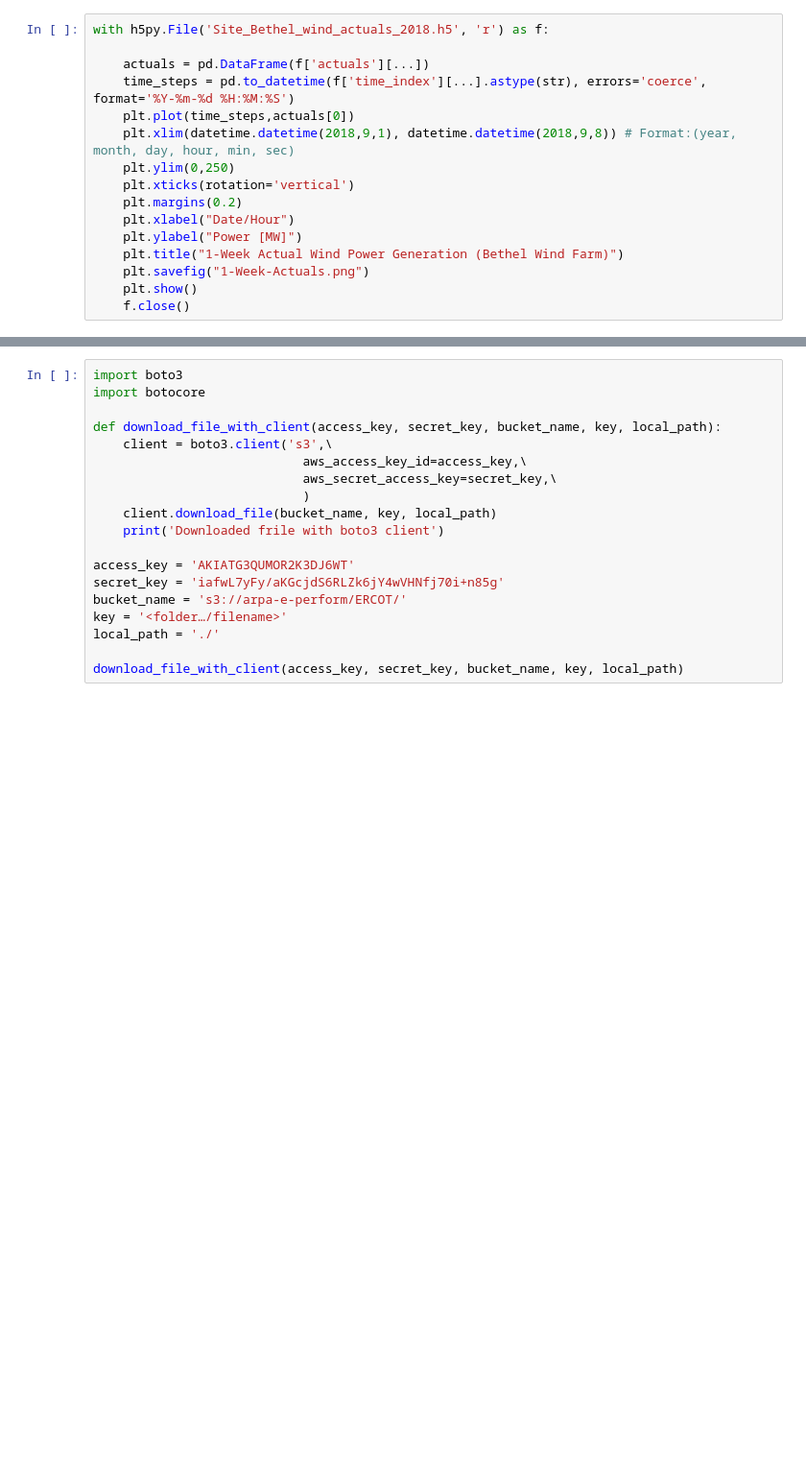
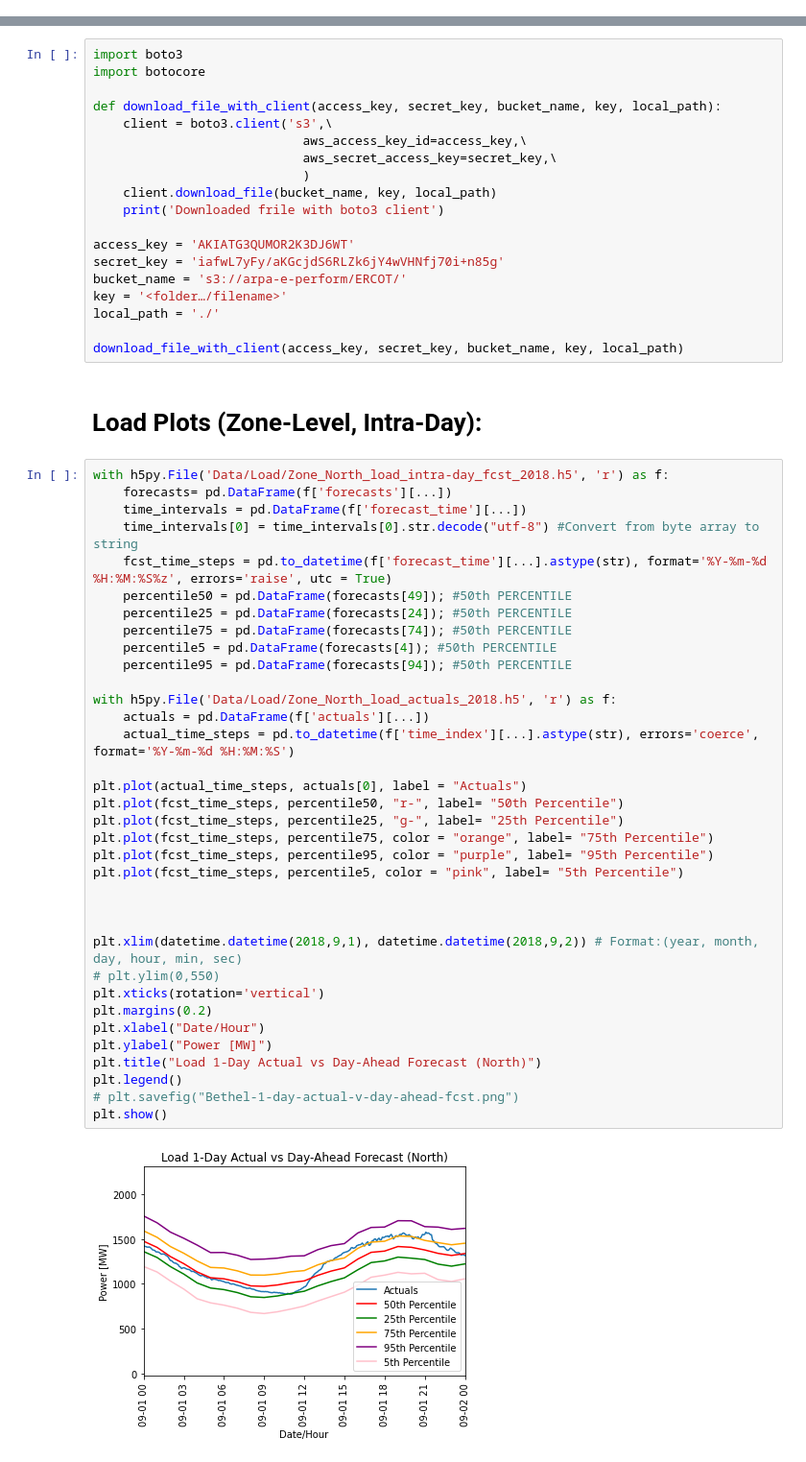
Before and after one commit to alberlin232/ML-Energy-Capstone, a Jupyter notebook: ERCOT-Plots/Plots.ipynb, the cells around one changed output, grey strips where cells are left out. Shown at 96% size. Saved outputs shown, nothing was run; the diff lists cells and outputs as text; blank space fills up the shorter version.

Commit message:
Added automated load graphing and more wind data

```diff
--- a/ERCOT-Plots/Plots.ipynb
+++ b/ERCOT-Plots/Plots.ipynb
@@ -63,16 +43,0 @@ with h5py.File('BA_wind_intra-hour_fcst_2018.h5', 'r') as f:
-# %%
-with h5py.File('Site_Bethel_wind_actuals_2018.h5', 'r') as f:
-
-    actuals = pd.DataFrame(f['actuals'][...])
-    time_steps = pd.to_datetime(f['time_index'][...].astype(str), errors='coerce', format='%Y-%m-%d %H:%M:%S')
-    plt.plot(time_steps,actuals[0])
-    plt.xlim(datetime.datetime(2018,9,1), datetime.datetime(2018,9,8)) # Format:(year, month, day, hour, min, sec)
-    plt.ylim(0,250)
-    plt.xticks(rotation='vertical')
-    plt.margins(0.2)
-    plt.xlabel("Date/Hour")
-    plt.ylabel("Power [MW]")
-    plt.title("1-Week Actual Wind Power Generation (Bethel Wind Farm)")
-    plt.savefig("1-Week-Actuals.png")
-    plt.show()
-    f.close()
@@ -336,3 +302,42 @@ key = '<folder…/filename>'
 local_path = './'
 
 download_file_with_client(access_key, secret_key, bucket_name, key, local_path)
+# %% [markdown]
+# Load Plots (Zone-Level, Intra-Day):
+# %%
+with h5py.File('Data/Load/Zone_North_load_intra-day_fcst_2018.h5', 'r') as f:
+    forecasts= pd.DataFrame(f['forecasts'][...])
+    time_intervals = pd.DataFrame(f['forecast_time'][...])
+    time_intervals[0] = time_intervals[0].str.decode("utf-8") #Convert from byte array to string
+    fcst_time_steps = pd.to_datetime(f['forecast_time'][...].astype(str), format='%Y-%m-%d %H:%M:%S%z', errors='raise', utc = True)
+    percentile50 = pd.DataFrame(forecasts[49]); #50th PERCENTILE
+    percentile25 = pd.DataFrame(forecasts[24]); #50th PERCENTILE
+    percentile75 = pd.DataFrame(forecasts[74]); #50th PERCENTILE
+    percentile5 = pd.DataFrame(forecasts[4]); #50th PERCENTILE
+    percentile95 = pd.DataFrame(forecasts[94]); #50th PERCENTILE
+
+with h5py.File('Data/Load/Zone_North_load_actuals_2018.h5', 'r') as f:
+    actuals = pd.DataFrame(f['actuals'][...])
+    actual_time_steps = pd.to_datetime(f['time_index'][...].astype(str), errors='coerce', format='%Y-%m-%d %H:%M:%S')
+
+plt.plot(actual_time_steps, actuals[0], label = "Actuals")
+plt.plot(fcst_time_steps, percentile50, "r-", label= "50th Percentile")
+plt.plot(fcst_time_steps, percentile25, "g-", label= "25th Percentile")
+plt.plot(fcst_time_steps, percentile75, color = "orange", label= "75th Percentile")
+plt.plot(fcst_time_steps, percentile95, color = "purple", label= "95th Percentile")
+plt.plot(fcst_time_steps, percentile5, color = "pink", label= "5th Percentile")
+
+
+
+plt.xlim(datetime.datetime(2018,9,1), datetime.datetime(2018,9,2)) # Format:(year, month, day, hour, min, sec)
+# plt.ylim(0,550)
+plt.xticks(rotation='vertical')
+plt.margins(0.2)
+plt.xlabel("Date/Hour")
+plt.ylabel("Power [MW]")
+plt.title("Load 1-Day Actual vs Day-Ahead Forecast (North)")
+plt.legend()
+# plt.savefig("Bethel-1-day-actual-v-day-ahead-fcst.png")
+plt.show()
+# %% [output]
+[figure, added]
```
Also changed, not shown: parts of 10 cells of this notebook, 3 other files.
